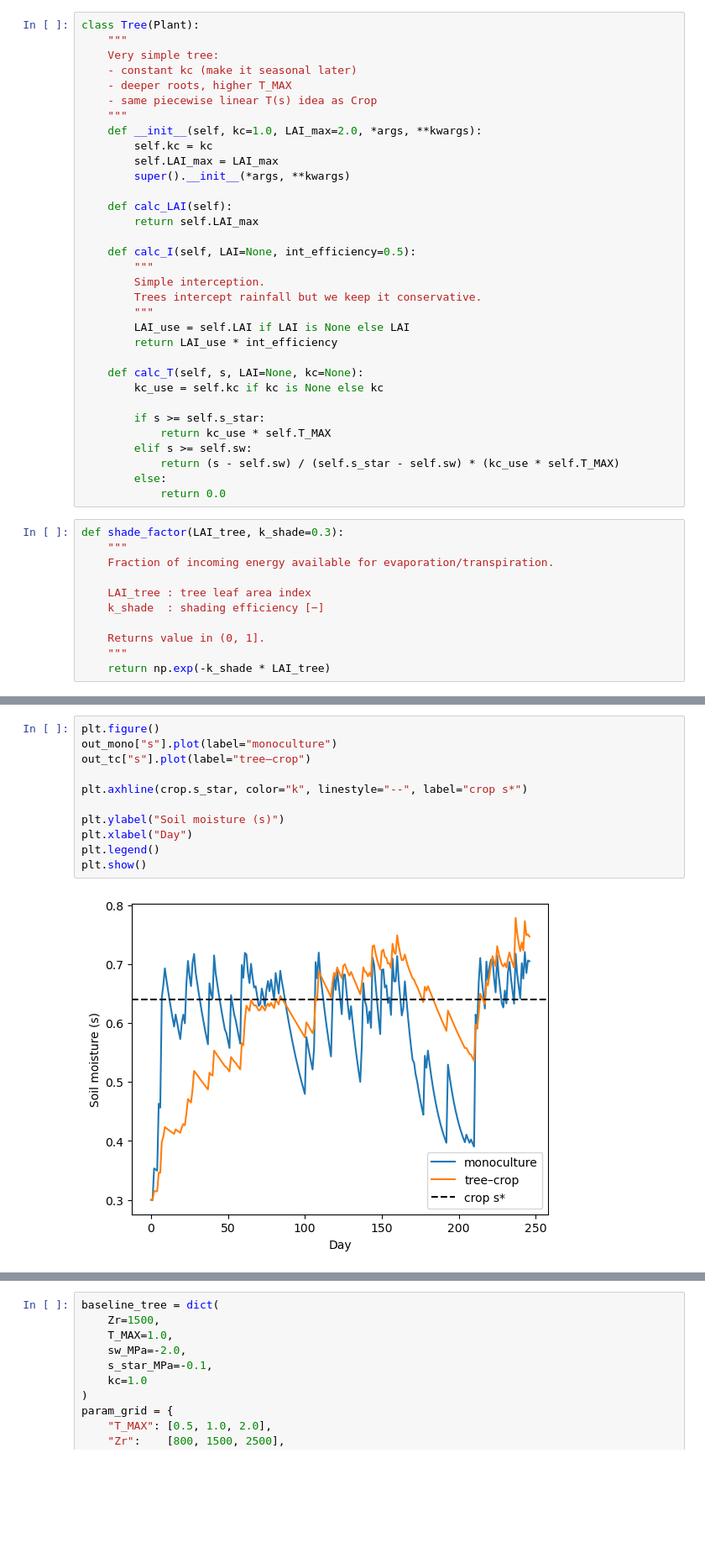
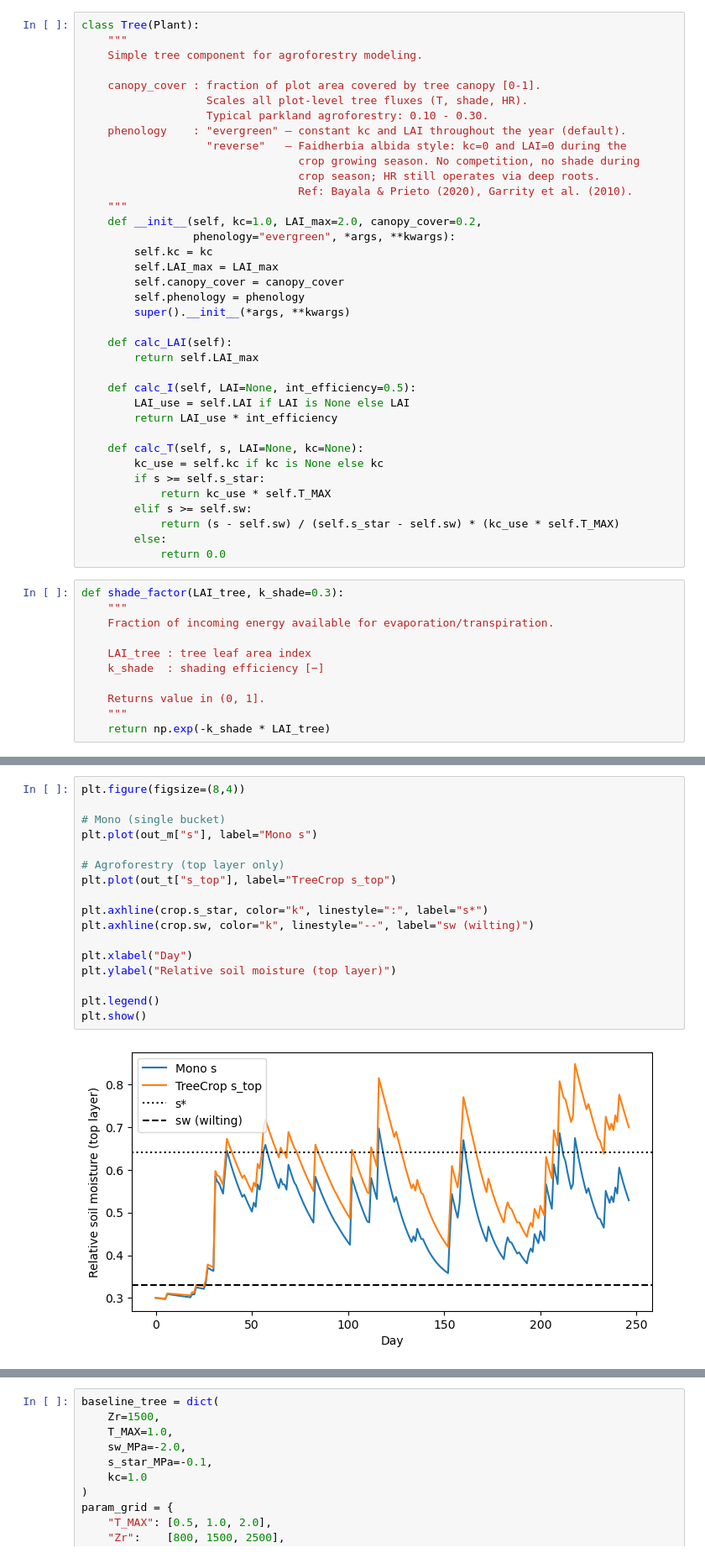
Before and after one commit to rms428/maize-Toff, a Jupyter notebook: tree.ipynb, the cells around one changed output, grey strips where cells are left out. Shown at 84% size. Cells and saved outputs as stored; diff of their text form; blank space fills up the shorter version.

Commit message:
changing bucket strategy to see if facilitation emerges

```diff
--- a/tree.ipynb
+++ b/tree.ipynb
@@ -12,30 +25,34 @@ import matplotlib.pyplot as plt
 # %%
 class Tree(Plant):
     """
-    Very simple tree:
-    - constant kc (make it seasonal later)
-    - deeper roots, higher T_MAX
-    - same piecewise linear T(s) idea as Crop
+    Simple tree component for agroforestry modeling.
+
+    canopy_cover : fraction of plot area covered by tree canopy [0-1].
+                   Scales all plot-level tree fluxes (T, shade, HR).
+                   Typical parkland agroforestry: 0.10 - 0.30.
+    phenology    : "evergreen" — constant kc and LAI throughout the year (default).
+                   "reverse"   — Faidherbia albida style: kc=0 and LAI=0 during the
+                                 crop growing season. No competition, no shade during
+                                 crop season; HR still operates via deep roots.
+                                 Ref: Bayala & Prieto (2020), Garrity et al. (2010).
     """
-    def __init__(self, kc=1.0, LAI_max=2.0, *args, **kwargs):
+    def __init__(self, kc=1.0, LAI_max=2.0, canopy_cover=0.2,
+                 phenology="evergreen", *args, **kwargs):
         self.kc = kc
         self.LAI_max = LAI_max
+        self.canopy_cover = canopy_cover
+        self.phenology = phenology
         super().__init__(*args, **kwargs)
 
     def calc_LAI(self):
         return self.LAI_max
 
     def calc_I(self, LAI=None, int_efficiency=0.5):
-        """
-        Simple interception.
-        Trees intercept rainfall but we keep it conservative.
-        """
         LAI_use = self.LAI if LAI is None else LAI
         return LAI_use * int_efficiency
 
     def calc_T(self, s, LAI=None, kc=None):
         kc_use = self.kc if kc is None else kc
-
         if s >= self.s_star:
             return kc_use * self.T_MAX
         elif s >= self.sw:
@@ -309,13 +430,19 @@ climate.rainfall.mean()
 # %%
-plt.figure()
-out_mono["s"].plot(label="monoculture")
-out_tc["s"].plot(label="tree–crop")
+plt.figure(figsize=(8,4))
 
-plt.axhline(crop.s_star, color="k", linestyle="--", label="crop s*")
+# Mono (single bucket)
+plt.plot(out_m["s"], label="Mono s")
 
-plt.ylabel("Soil moisture (s)")
+# Agroforestry (top layer only)
+plt.plot(out_t["s_top"], label="TreeCrop s_top")
+
+plt.axhline(crop.s_star, color="k", linestyle=":", label="s*")
+plt.axhline(crop.sw, color="k", linestyle="--", label="sw (wilting)")
+
 plt.xlabel("Day")
+plt.ylabel("Relative soil moisture (top layer)")
+
 plt.legend()
 plt.show()
 # %% [output]
-[figure, old version]
+[figure, new version]
```
Also changed, not shown: parts of 47 cells of this notebook, 1 other file.
